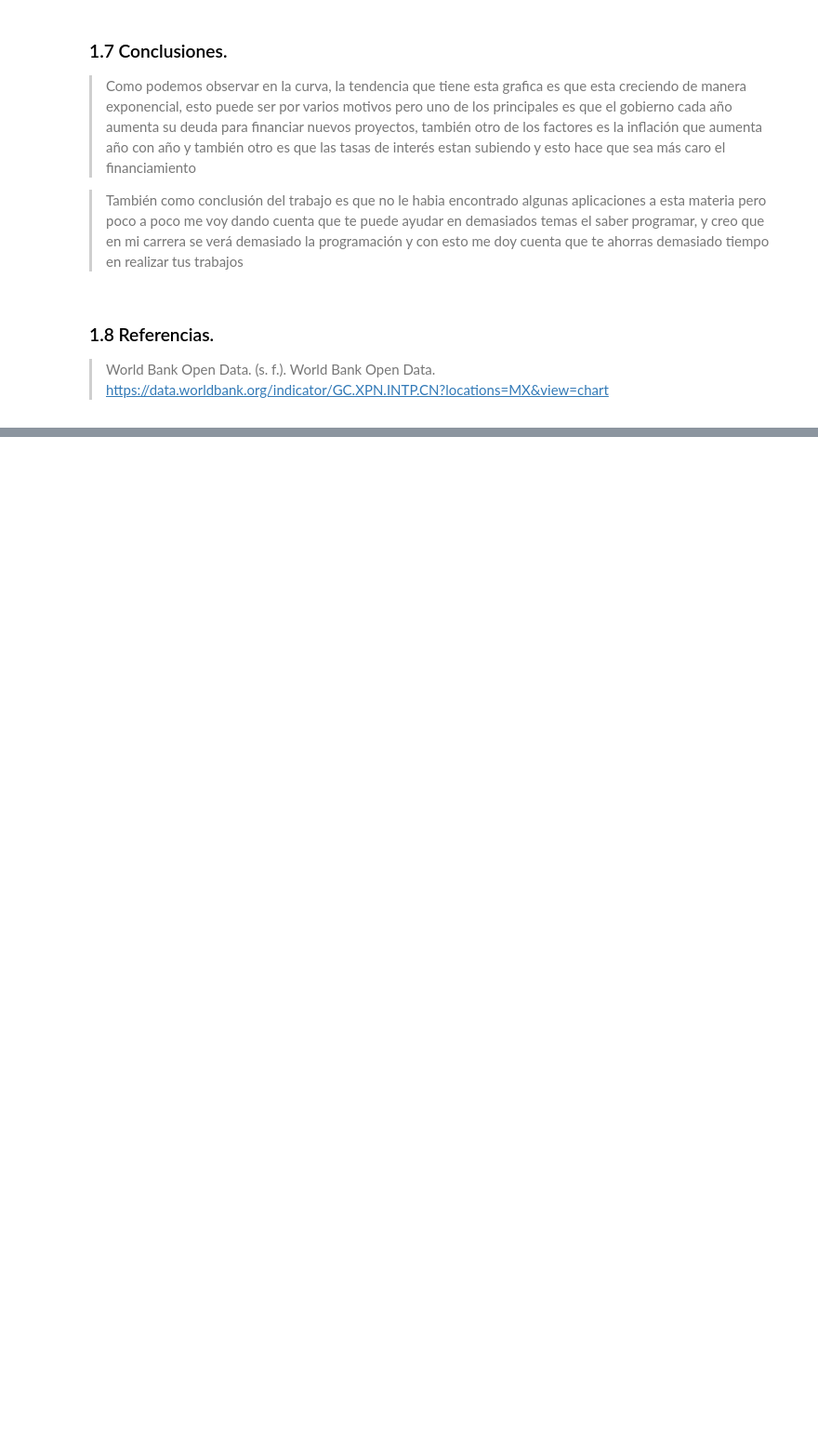
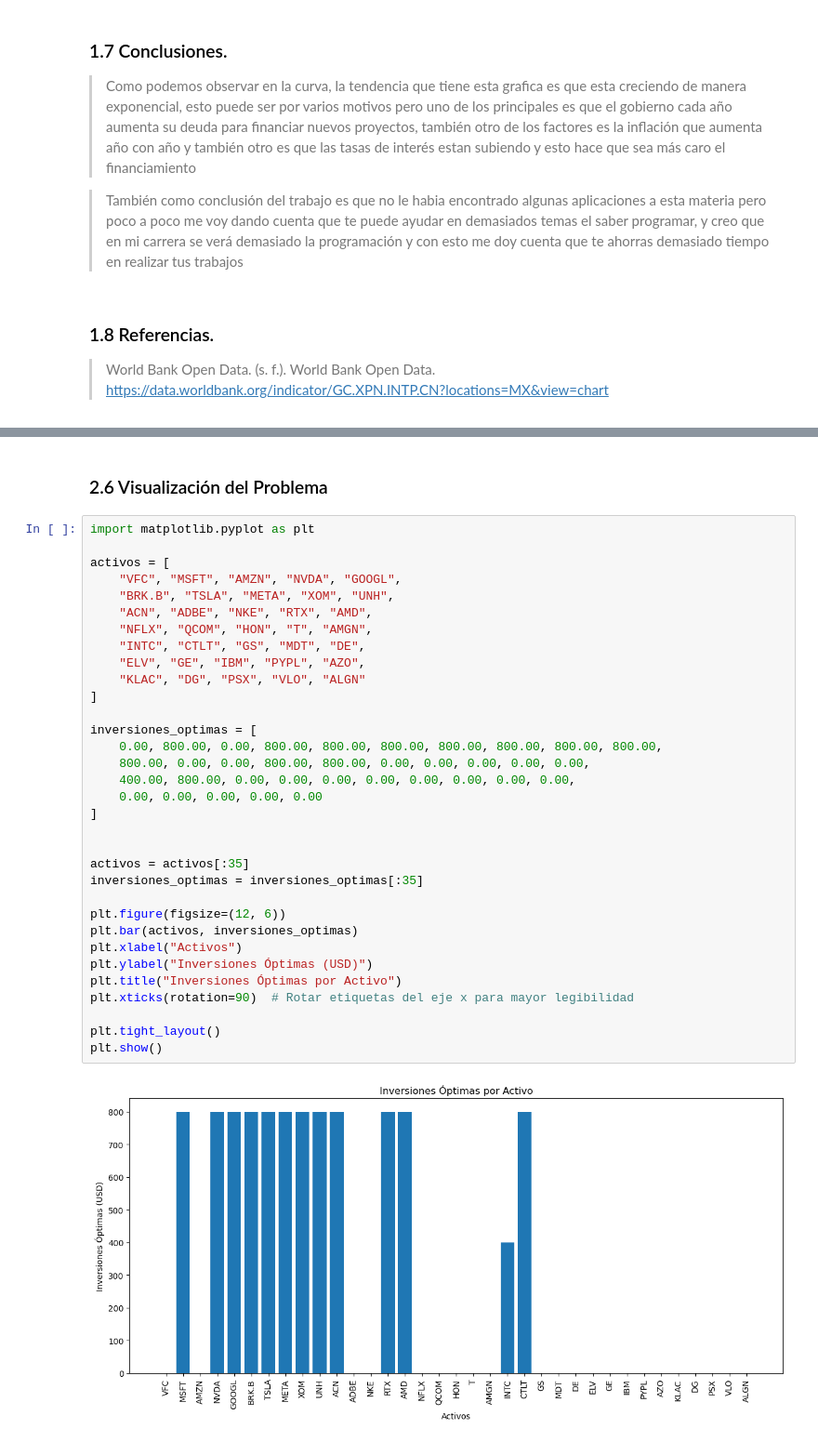
Before and after one commit to SantiagoReyess/Proyecto_SIMMAT_1, a Jupyter notebook: PM1_ReyesS_BarbaJ.ipynb, the cells around one changed output, grey strips where cells are left out. Shown at 93% size. Cells and saved outputs as stored; diff of their text form; blank space fills up the shorter version.

```diff
--- a/PM1_ReyesS_BarbaJ.ipynb
+++ b/PM1_ReyesS_BarbaJ.ipynb
@@ -141,0 +324,37 @@ plt.show()
+# %% [markdown]
+### 2.6 Visualización del Problema
+# %%
+import matplotlib.pyplot as plt
+
+activos = [
+    "VFC", "MSFT", "AMZN", "NVDA", "GOOGL",
+    "BRK.B", "TSLA", "META", "XOM", "UNH",
+    "ACN", "ADBE", "NKE", "RTX", "AMD",
+    "NFLX", "QCOM", "HON", "T", "AMGN",
+    "INTC", "CTLT", "GS", "MDT", "DE",
+    "ELV", "GE", "IBM", "PYPL", "AZO",
+    "KLAC", "DG", "PSX", "VLO", "ALGN"
+]
+
+inversiones_optimas = [
+    0.00, 800.00, 0.00, 800.00, 800.00, 800.00, 800.00, 800.00, 800.00, 800.00,
+    800.00, 0.00, 0.00, 800.00, 800.00, 0.00, 0.00, 0.00, 0.00, 0.00,
+    400.00, 800.00, 0.00, 0.00, 0.00, 0.00, 0.00, 0.00, 0.00, 0.00,
+    0.00, 0.00, 0.00, 0.00, 0.00
+]
+
+
+activos = activos[:35]
+inversiones_optimas = inversiones_optimas[:35]
+
+plt.figure(figsize=(12, 6))
+plt.bar(activos, inversiones_optimas)
+plt.xlabel("Activos")
+plt.ylabel("Inversiones Óptimas (USD)")
+plt.title("Inversiones Óptimas por Activo")
+plt.xticks(rotation=90)  # Rotar etiquetas del eje x para mayor legibilidad
+
+plt.tight_layout()
+plt.show()
+# %% [output]
+[figure, added]
```
Also changed, not shown: parts of 16 cells of this notebook, 1 other file.
